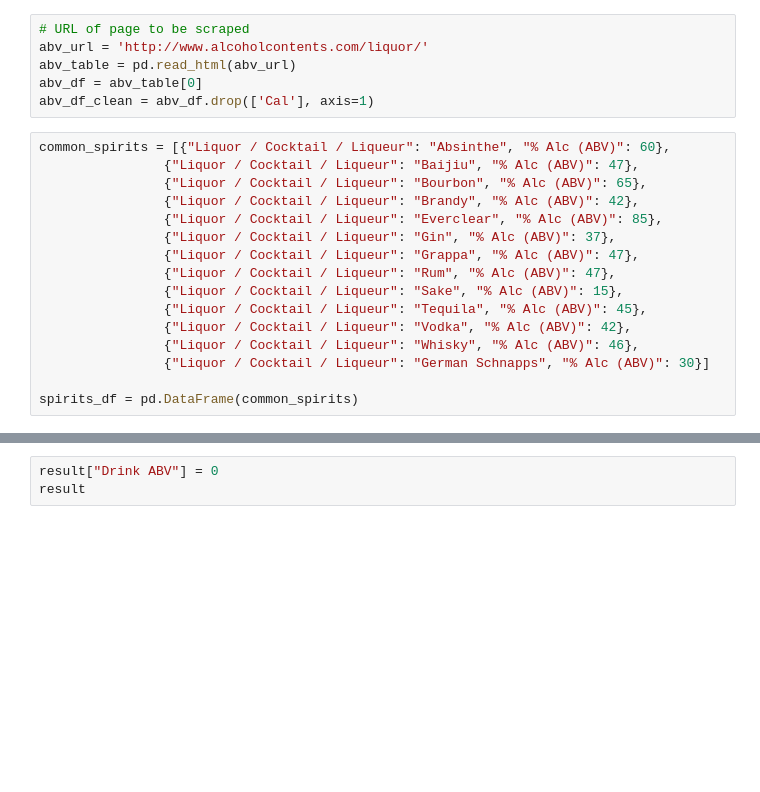
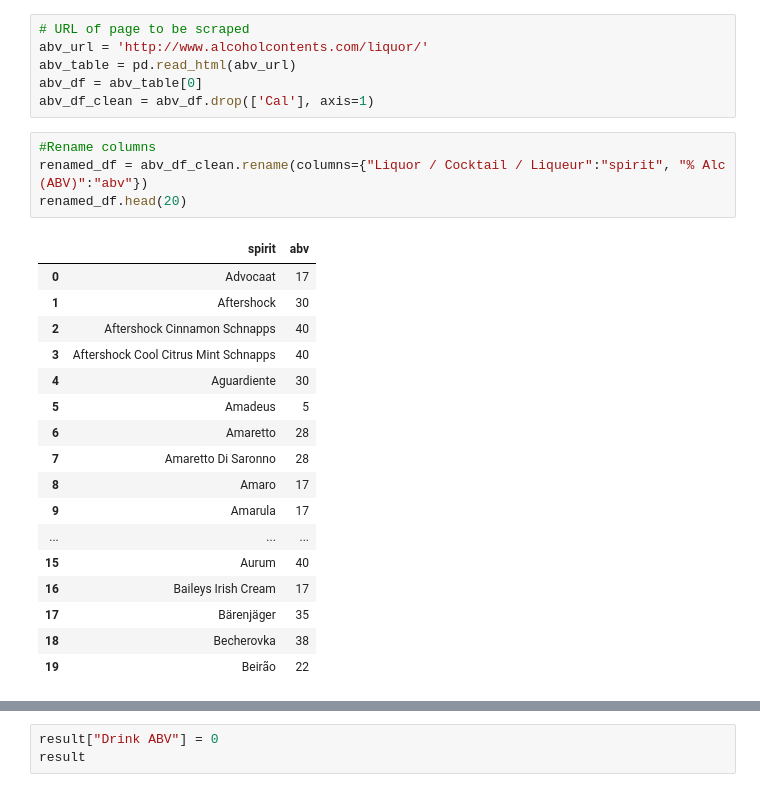
Before and after one commit to rclassit/Project-2, a Jupyter notebook: Cocktail Recipe Data Cleaning 2.ipynb, the cells around one changed output, grey strips where cells are left out. Cells and saved outputs as stored; diff of their text form; blank space fills up the shorter version.

```diff
--- a/Cocktail Recipe Data Cleaning 2.ipynb
+++ b/Cocktail Recipe Data Cleaning 2.ipynb
@@ -208,19 +208,25 @@ abv_url = 'http://www.alcoholcontents.com/liquor/'
 abv_table = pd.read_html(abv_url)
 abv_df = abv_table[0]
 abv_df_clean = abv_df.drop(['Cal'], axis=1)
-# %%
-common_spirits = [{"Liquor / Cocktail / Liqueur": "Absinthe", "% Alc (ABV)": 60},
-                {"Liquor / Cocktail / Liqueur": "Baijiu", "% Alc (ABV)": 47},
-                {"Liquor / Cocktail / Liqueur": "Bourbon", "% Alc (ABV)": 65},
-                {"Liquor / Cocktail / Liqueur": "Brandy", "% Alc (ABV)": 42},
-                {"Liquor / Cocktail / Liqueur": "Everclear", "% Alc (ABV)": 85},
-                {"Liquor / Cocktail / Liqueur": "Gin", "% Alc (ABV)": 37},
-                {"Liquor / Cocktail / Liqueur": "Grappa", "% Alc (ABV)": 47},
-                {"Liquor / Cocktail / Liqueur": "Rum", "% Alc (ABV)": 47},
-                {"Liquor / Cocktail / Liqueur": "Sake", "% Alc (ABV)": 15},
-                {"Liquor / Cocktail / Liqueur": "Tequila", "% Alc (ABV)": 45},
-                {"Liquor / Cocktail / Liqueur": "Vodka", "% Alc (ABV)": 42},
-                {"Liquor / Cocktail / Liqueur": "Whisky", "% Alc (ABV)": 46},
-                {"Liquor / Cocktail / Liqueur": "German Schnapps", "% Alc (ABV)": 30}]
-
-spirits_df = pd.DataFrame(common_spirits)
+# %%
+#Rename columns
+renamed_df = abv_df_clean.rename(columns={"Liquor / Cocktail / Liqueur":"spirit", "% Alc (ABV)":"abv"})
+renamed_df.head(20)
+# %% [output]
+|  | spirit | abv |
+| 0 | Advocaat | 17 |
+| 1 | Aftershock | 30 |
+| 2 | Aftershock Cinnamon Schnapps | 40 |
+| 3 | Aftershock Cool Citrus Mint Schnapps | 40 |
+| 4 | Aguardiente | 30 |
+| 5 | Amadeus | 5 |
+| 6 | Amaretto | 28 |
+| 7 | Amaretto Di Saronno | 28 |
+| 8 | Amaro | 17 |
+| 9 | Amarula | 17 |
+| ... | ... | ... |
+| 15 | Aurum | 40 |
+| 16 | Baileys Irish Cream | 17 |
+| 17 | Bärenjäger | 35 |
+| 18 | Becherovka | 38 |
+| 19 | Beirão | 22 |
```
Also changed, not shown: parts of 6 cells of this notebook.
